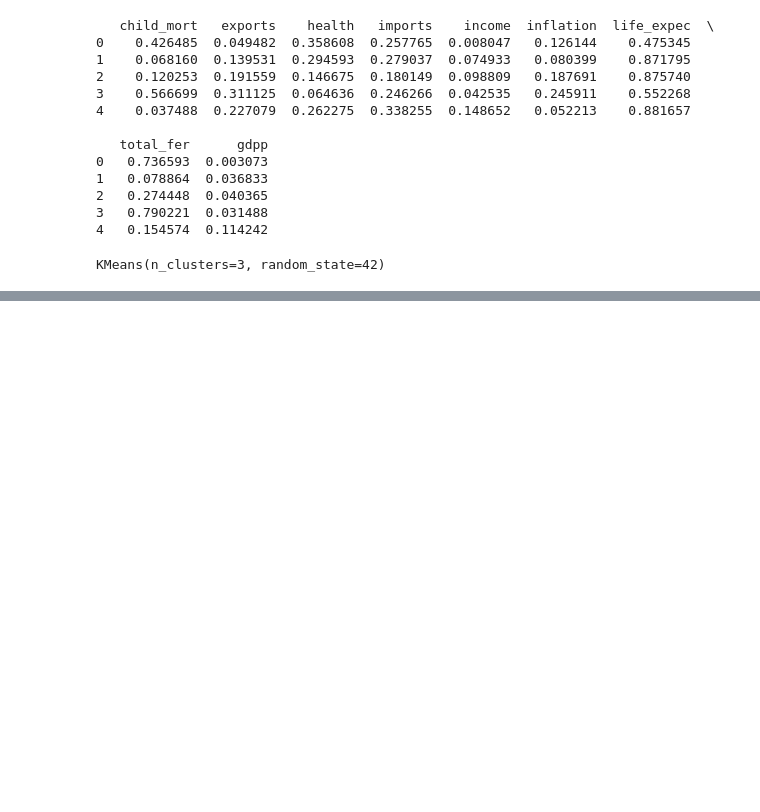
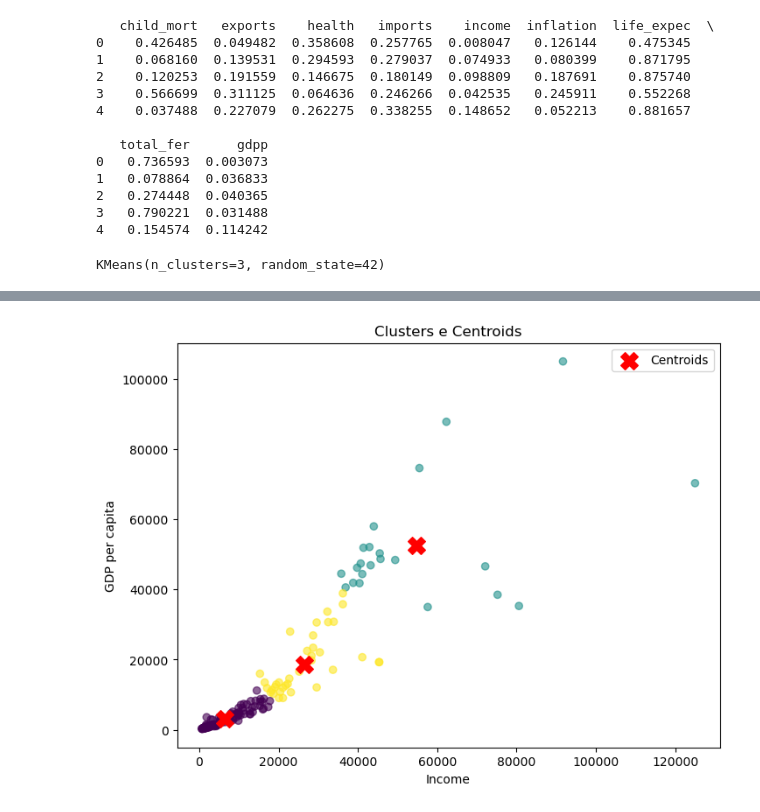
Before and after one commit to andradewagner/kmeansclustering, a Jupyter notebook: kaggle.ipynb, the cells around one changed output, grey strips where cells are left out. Saved outputs shown, nothing was run; the diff lists cells and outputs as text; code cells hidden in the pictures; blank space fills up the shorter version.

Commit message:
subindo medoide

```diff
--- a/kaggle.ipynb
+++ b/kaggle.ipynb
@@ -214,0 +194,8 @@ NameError: name 'pairwise_distances_argmin_min' is not defined
+# %%
+# Centroids na escala normalizada
+print(kmeans.cluster_centers_)
+
+# Se quiser voltar para os valores originais (income e gdpp):
+medoide = scaler.inverse_transform(kmeans.cluster_centers_)
+print("Centroids (income, gdpp):")
+print(medoide)
@@ -214,0 +210,11 @@ NameError: name 'pairwise_distances_argmin_min' is not defined
+# %%
+plt.figure(figsize=(8,6))
+plt.scatter(df['income'], df['gdpp'], c=df['cluster'], cmap='viridis', alpha=0.6)
+plt.scatter(medoide[:,0], medoide[:,1], c='red', s=200, marker='X', label='Centroids')
+plt.xlabel("Income")
+plt.ylabel("GDP per capita")
+plt.title("Clusters e Centroids")
+plt.legend()
+plt.show()
+# %% [output]
+[figure, added]
```
Also changed, not shown: parts of 5 cells of this notebook, 1 other file.
